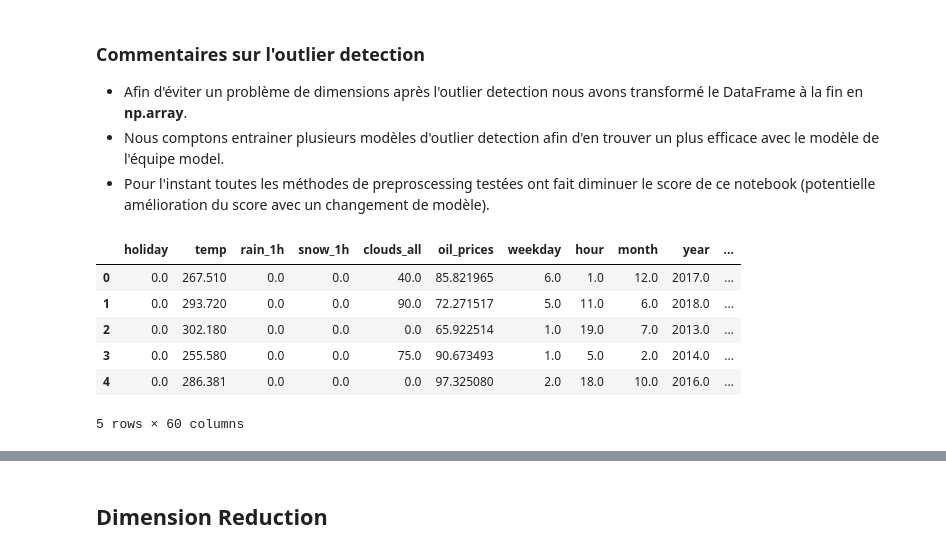
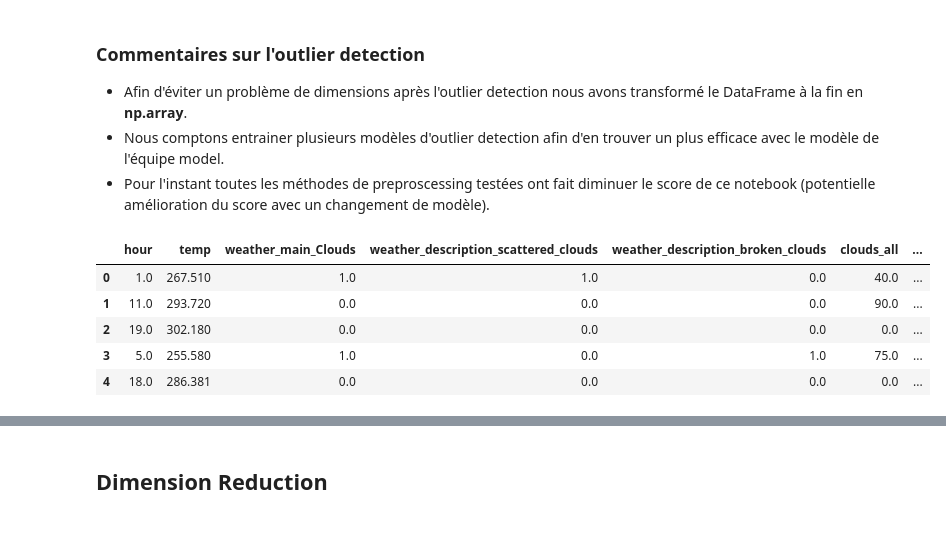
Before and after one commit to emilienlemaire/autocar, a Jupyter notebook: starting_kit/README_pre-processing.ipynb, the cells around one changed output, grey strips where cells are left out. Saved outputs shown, nothing was run; the diff lists cells and outputs as text; code cells hidden in the pictures.

```diff
--- a/starting_kit/README_pre-processing.ipynb
+++ b/starting_kit/README_pre-processing.ipynb
@@ -199,31 +200,34 @@ feat_idx:       array(0,)
 # %%
 from sklearn.preprocessing import MinMaxScaler
 import pandas as pd
 
 #On récupère les features et les target des données d'entrainement et on les combines dans un DataFrame
 
 scaler = MinMaxScaler(feature_range=(0,1))
 
 
 X_train_prepro = pd.DataFrame(D.data['X_train'])
 Y_train_prepro = pd.DataFrame(D.data['Y_train'])
 
+most_important_features_index = [idx for idx in most_important_features.index if idx != 'target']
+
 X_train_prepro.columns = [col for col in data.columns if col != 'target']
+X_train_prepro = X_train_prepro[most_important_features_index]
+
 
 X_scaled = pd.DataFrame()
 
-XY_train = X_train_prepro
+XY_train = X_train_prepro.copy()
 XY_train['target'] = Y_train_prepro.values
 
 X_train_prepro.head()
 # %% [output]
-|  | holiday | temp | rain_1h | snow_1h | clouds_all | oil_prices | weekday | hour | month | year | ... |
-| 0 | 0.0 | 267.510 | 0.0 | 0.0 | 40.0 | 85.821965 | 6.0 | 1.0 | 12.0 | 2017.0 | ... |
-| 1 | 0.0 | 293.720 | 0.0 | 0.0 | 90.0 | 72.271517 | 5.0 | 11.0 | 6.0 | 2018.0 | ... |
-| 2 | 0.0 | 302.180 | 0.0 | 0.0 | 0.0 | 65.922514 | 1.0 | 19.0 | 7.0 | 2013.0 | ... |
-| 3 | 0.0 | 255.580 | 0.0 | 0.0 | 75.0 | 90.673493 | 1.0 | 5.0 | 2.0 | 2014.0 | ... |
-| 4 | 0.0 | 286.381 | 0.0 | 0.0 | 0.0 | 97.325080 | 2.0 | 18.0 | 10.0 | 2016.0 | ... |
+|  | hour | temp | weather_main_Clouds | weather_description_scattered_clouds | weather_description_broken_clouds | clouds_all | ... |
+| 0 | 1.0 | 267.510 | 1.0 | 1.0 | 0.0 | 40.0 | ... |
+| 1 | 11.0 | 293.720 | 0.0 | 0.0 | 0.0 | 90.0 | ... |
+| 2 | 19.0 | 302.180 | 0.0 | 0.0 | 0.0 | 0.0 | ... |
+| 3 | 5.0 | 255.580 | 1.0 | 0.0 | 1.0 | 75.0 | ... |
+| 4 | 18.0 | 286.381 | 0.0 | 0.0 | 0.0 | 0.0 | ... |
-5 rows × 60 columns
 # %%
 #On échelonne les données
 XY_train[XY_train.columns] = scaler.fit_transform(XY_train[XY_train.columns])
```
Also changed, not shown: parts of 12 cells of this notebook, 4 other files.
